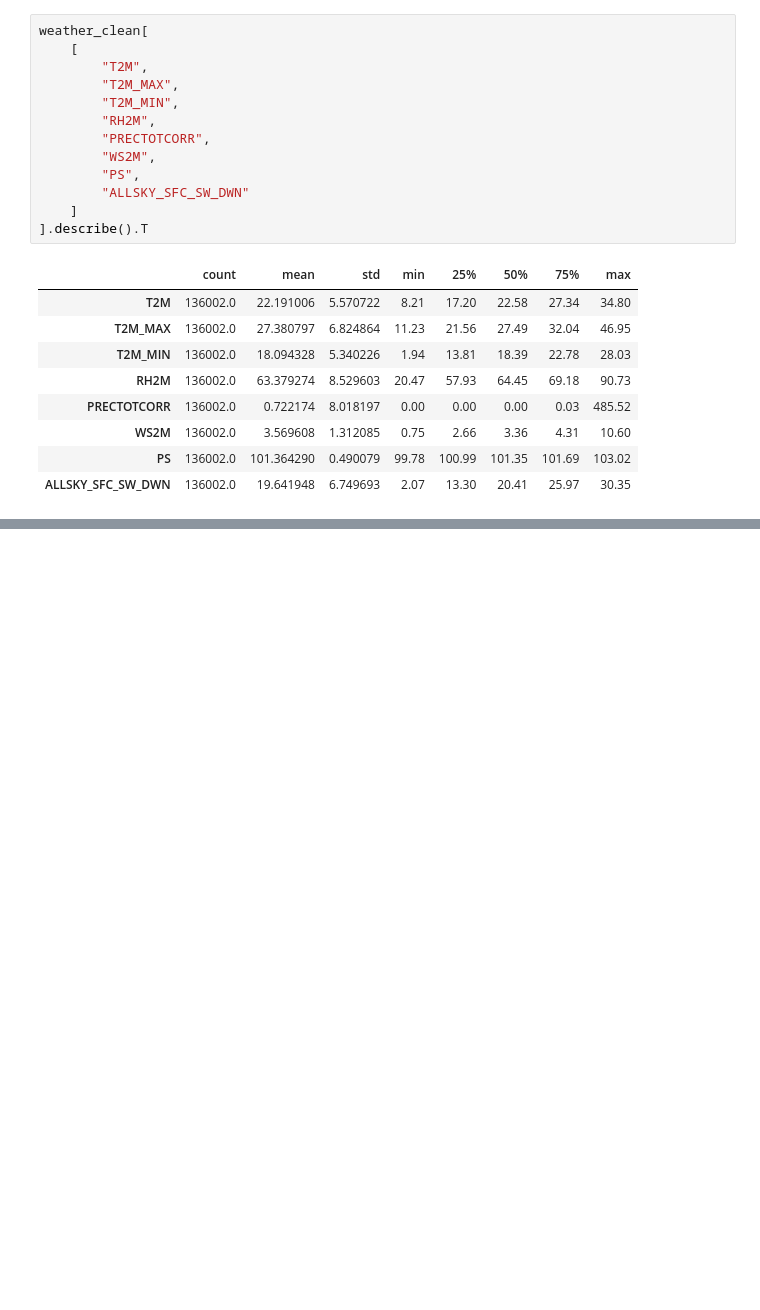
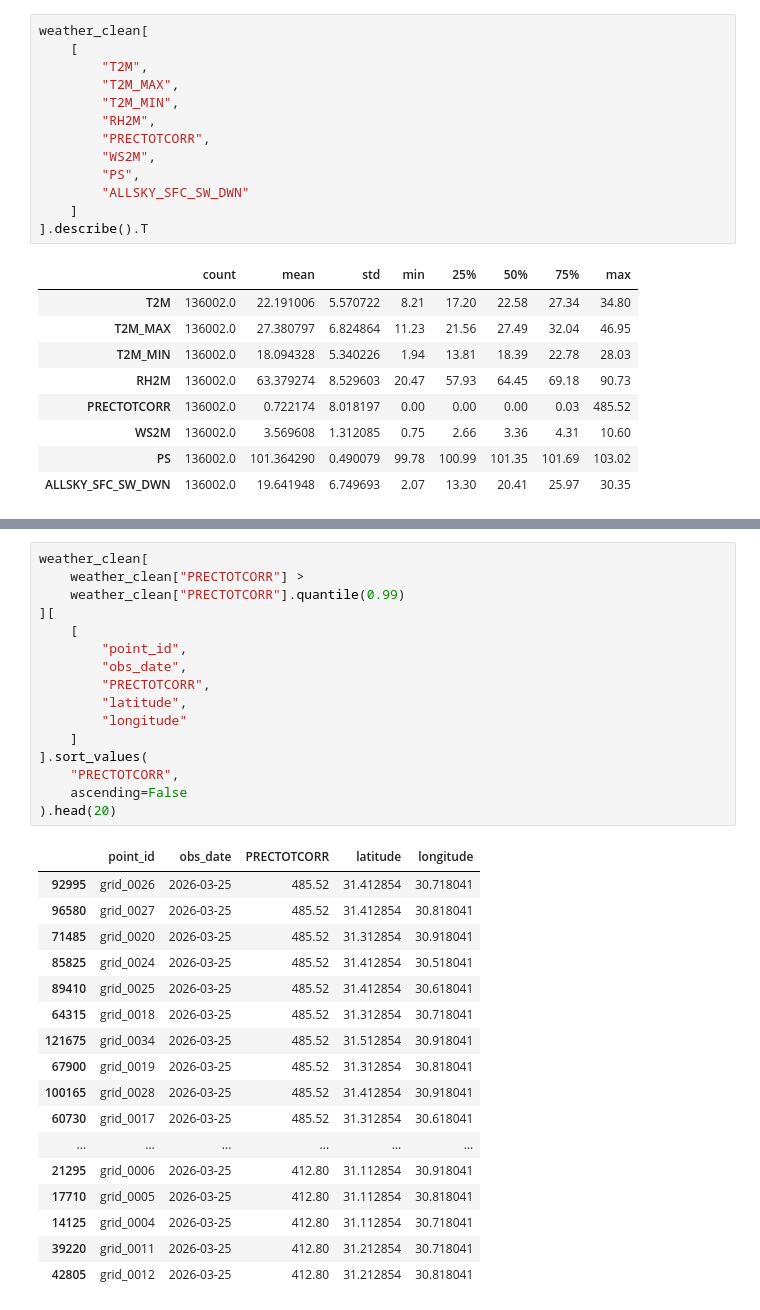
Before and after one commit to sandyreda898-oss/Smart-Agricultural-Water-Management, a Jupyter notebook: weather_soil_water_modeling/notebooks/01_weather_data_analysis.ipynb, the cells around one changed output, grey strips where cells are left out. Drawn from its saved outputs; the diff is of its cells as text; blank space fills up the shorter version.

Commit message:
Update weather analysis with outlier checks

```diff
--- a/weather_soil_water_modeling/notebooks/01_weather_data_analysis.ipynb
+++ b/weather_soil_water_modeling/notebooks/01_weather_data_analysis.ipynb
@@ -469,0 +499,34 @@ weather_clean[
+# %%
+weather_clean[
+    weather_clean["PRECTOTCORR"] >
+    weather_clean["PRECTOTCORR"].quantile(0.99)
+][
+    [
+        "point_id",
+        "obs_date",
+        "PRECTOTCORR",
+        "latitude",
+        "longitude"
+    ]
+].sort_values(
+    "PRECTOTCORR",
+    ascending=False
+).head(20)
+# %% [output]
+|  | point_id | obs_date | PRECTOTCORR | latitude | longitude |
+| 92995 | grid_0026 | 2026-03-25 | 485.52 | 31.412854 | 30.718041 |
+| 96580 | grid_0027 | 2026-03-25 | 485.52 | 31.412854 | 30.818041 |
+| 71485 | grid_0020 | 2026-03-25 | 485.52 | 31.312854 | 30.918041 |
+| 85825 | grid_0024 | 2026-03-25 | 485.52 | 31.412854 | 30.518041 |
+| 89410 | grid_0025 | 2026-03-25 | 485.52 | 31.412854 | 30.618041 |
+| 64315 | grid_0018 | 2026-03-25 | 485.52 | 31.312854 | 30.718041 |
+| 121675 | grid_0034 | 2026-03-25 | 485.52 | 31.512854 | 30.918041 |
+| 67900 | grid_0019 | 2026-03-25 | 485.52 | 31.312854 | 30.818041 |
+| 100165 | grid_0028 | 2026-03-25 | 485.52 | 31.412854 | 30.918041 |
+| 60730 | grid_0017 | 2026-03-25 | 485.52 | 31.312854 | 30.618041 |
+| ... | ... | ... | ... | ... | ... |
+| 21295 | grid_0006 | 2026-03-25 | 412.80 | 31.112854 | 30.918041 |
+| 17710 | grid_0005 | 2026-03-25 | 412.80 | 31.112854 | 30.818041 |
+| 14125 | grid_0004 | 2026-03-25 | 412.80 | 31.112854 | 30.718041 |
+| 39220 | grid_0011 | 2026-03-25 | 412.80 | 31.212854 | 30.718041 |
+| 42805 | grid_0012 | 2026-03-25 | 412.80 | 31.212854 | 30.818041 |
```
Also changed, not shown: parts of 12 cells of this notebook.
